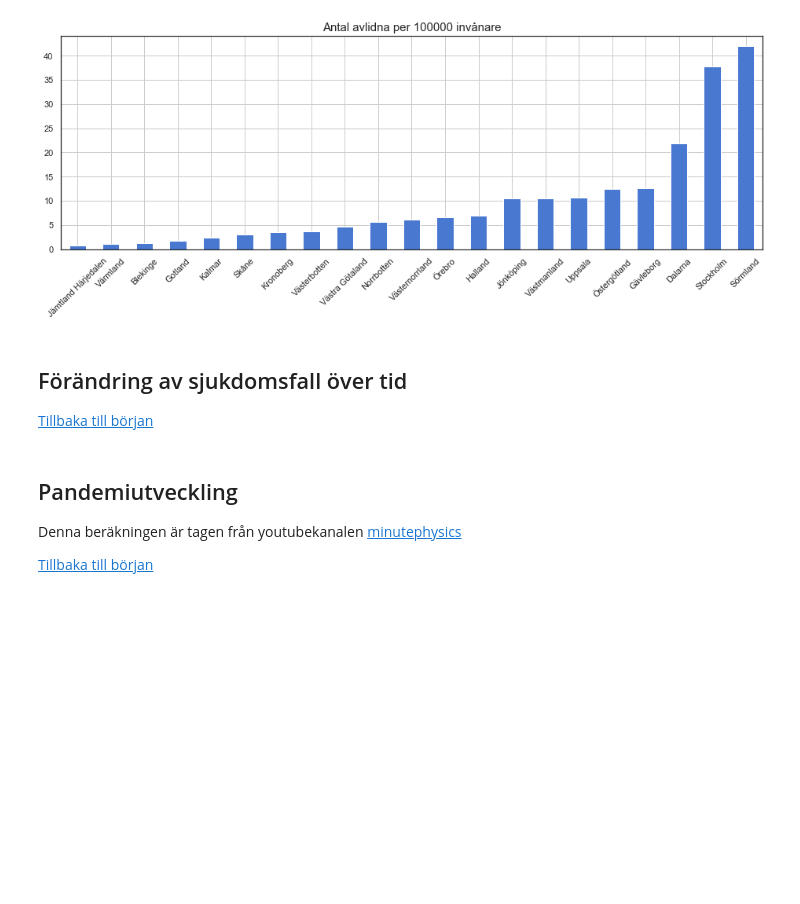
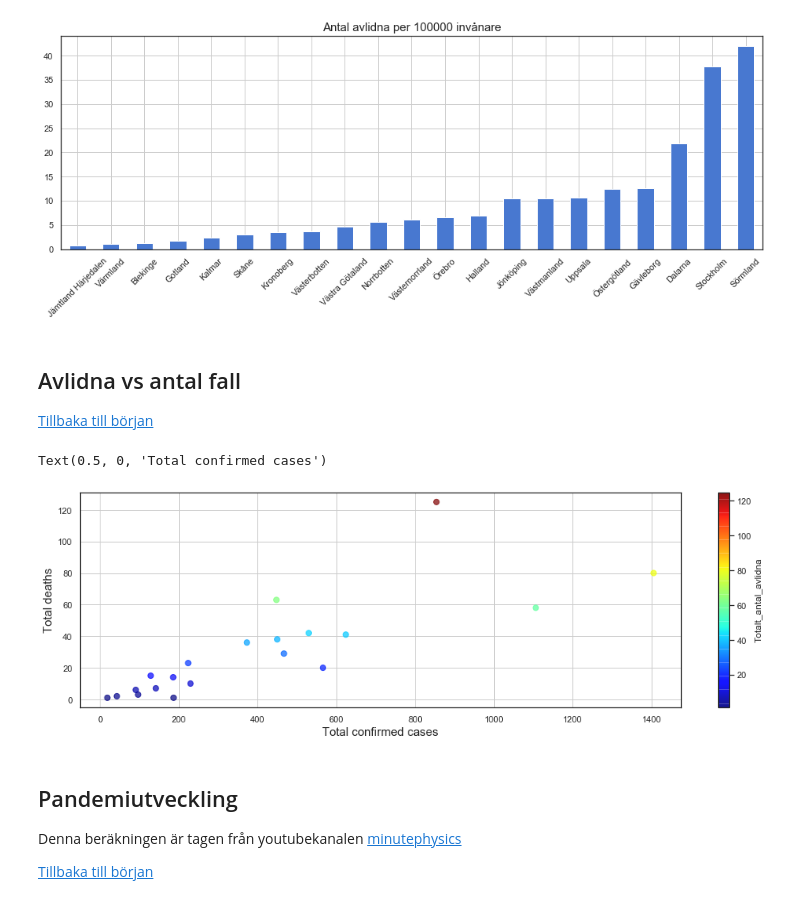
Before and after one commit to Frallmeister/covid19, a Jupyter notebook: corona_notebook.ipynb, the cells around one changed output. Cells and saved outputs as stored; diff of their text form; code cells hidden in the pictures; blank space fills up the shorter version.

```diff
--- a/corona_notebook.ipynb
+++ b/corona_notebook.ipynb
@@ -119,10 +136,26 @@ ax.set_xlabel('')
 Text(0.5, 0, '')
 [figure]
 # %% [markdown]
-<a id='derivative'></a>
-## Förändring av sjukdomsfall över tid
+<a id='scatter'></a>
+## Avlidna vs antal fall
 
 [Tillbaka till början](#top)
+# %%
+fig, ax = plt.subplots(figsize=(17,5))
+plot_kwargs = {
+    'grid': True,
+    's': 50,
+    'alpha': 0.7,
+    'c': 'Totalt_antal_avlidna',
+    'colormap': 'jet',
+    'ax': ax,}
+
+df_region.drop('Stockholm', axis=0).plot.scatter(x='Totalt_antal_fall', y='Totalt_antal_avlidna', **plot_kwargs)
+ax.set_ylabel('Total deaths', fontsize=15)
+ax.set_xlabel('Total confirmed cases', fontsize=15)
+# %% [output]
+Text(0.5, 0, 'Total confirmed cases')
+[figure, added]
 # %% [markdown]
 <a id='trajectory'></a>
 ## Pandemiutveckling
```
Also changed, not shown: parts of 7 cells of this notebook.
